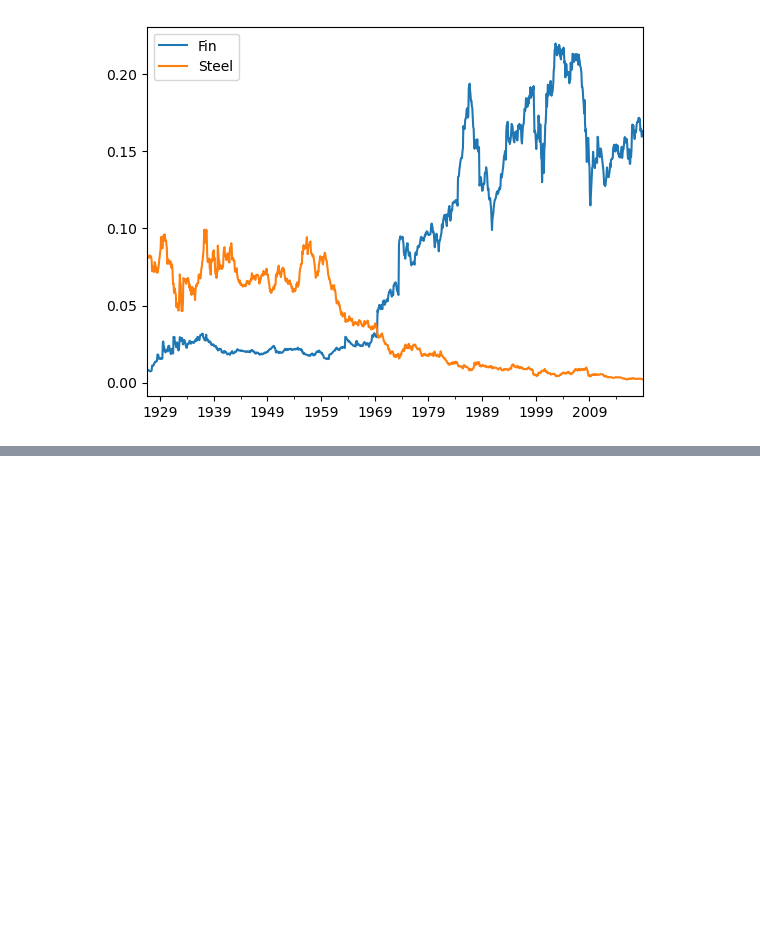
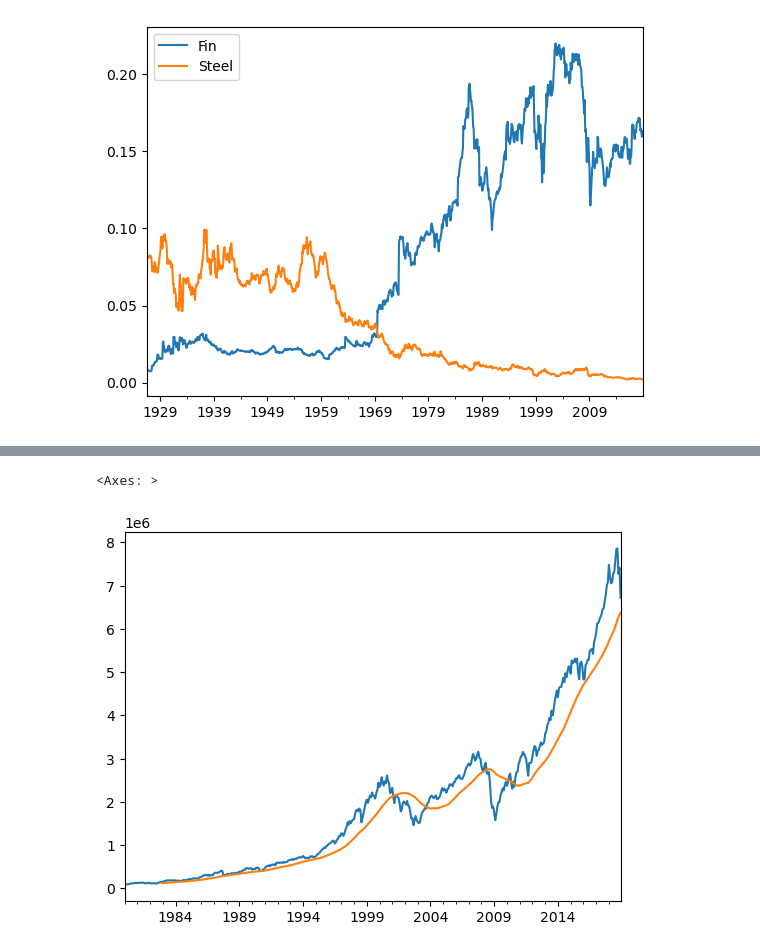
Before and after one commit to ahmet794/Investment-Banking-Asset-Management, a Jupyter notebook: Labs Week 3.ipynb, the cells around one changed output, grey strips where cells are left out. Cells and saved outputs as stored; diff of their text form; code cells hidden in the pictures; blank space fills up the shorter version.

```diff
--- a/Labs Week 3.ipynb
+++ b/Labs Week 3.ipynb
@@ -63,0 +82,6 @@ ind_capweight[["Fin", "Steel"]].plot()
+# %%
+total_market_index["1980":].plot()
+total_market_index["1980":].rolling(window=36).mean().plot()
+# %% [output]
+<Axes: >
+[figure, added]
```
Also changed, not shown: parts of 14 cells of this notebook.
